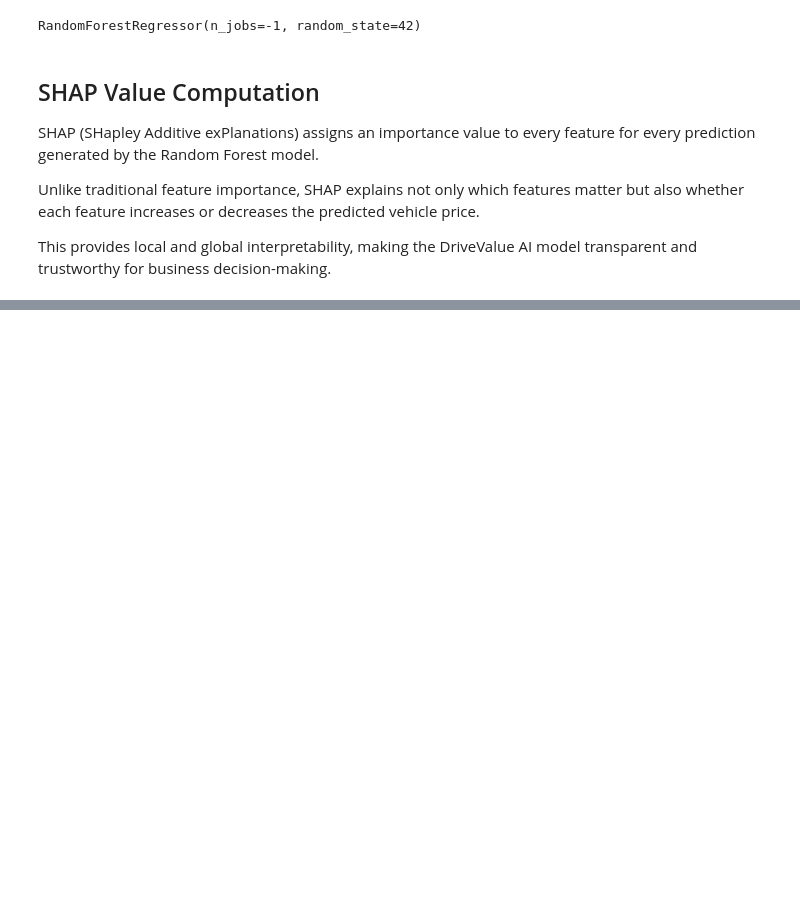
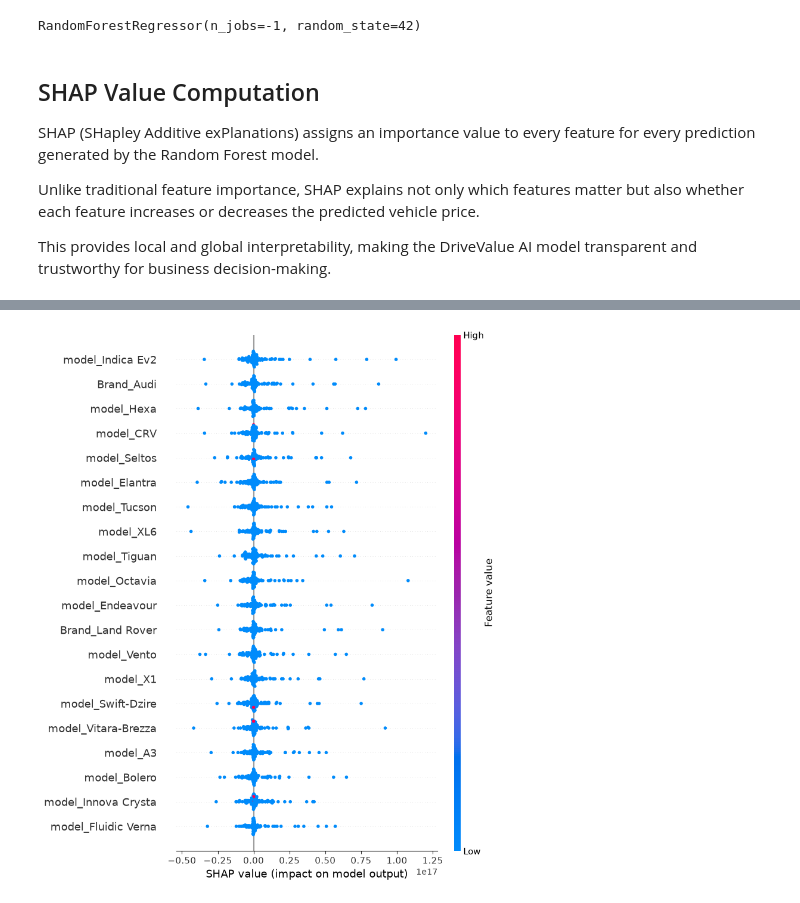
Before and after one commit to JacquaM/DriveValue-AI, a Jupyter notebook: notebooks/05_Model_Optimization_and_Explainability.ipynb, the cells around one changed output, grey strips where cells are left out. Drawn from its saved outputs; the diff is of its cells as text; code cells hidden in the pictures; blank space fills up the shorter version.

```diff
--- a/notebooks/05_Model_Optimization_and_Explainability.ipynb
+++ b/notebooks/05_Model_Optimization_and_Explainability.ipynb
@@ -247,0 +248,13 @@ print("SHAP values calculated successfully!")
+# %%
+import shap
+
+sample = X_test.sample(100, random_state=42)
+
+explainer = shap.TreeExplainer(rf)
+
+shap_values = explainer.shap_values(
+    sample,
+    check_additivity=False
+)
+
+print("SHAP values calculated successfully!")
@@ -247,0 +265,7 @@ print("SHAP values calculated successfully!")
+# %%
+shap.summary_plot(
+    shap_values,
+    sample
+)
+# %% [output]
+[figure, added]
```
Also changed, not shown: parts of 26 cells of this notebook, 2 other files.
